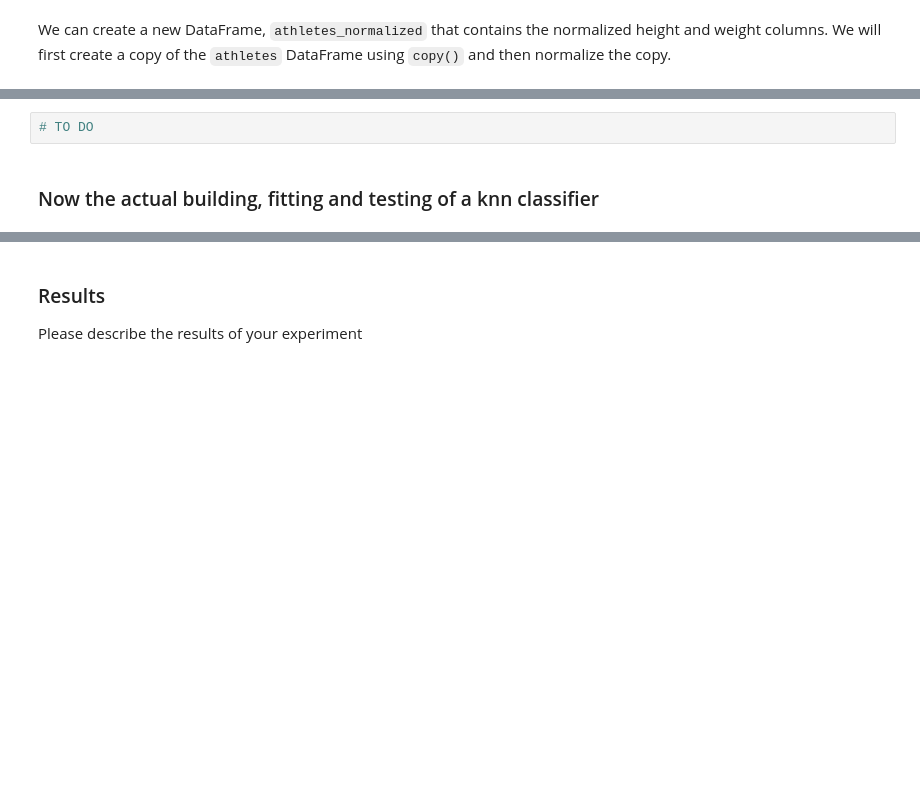
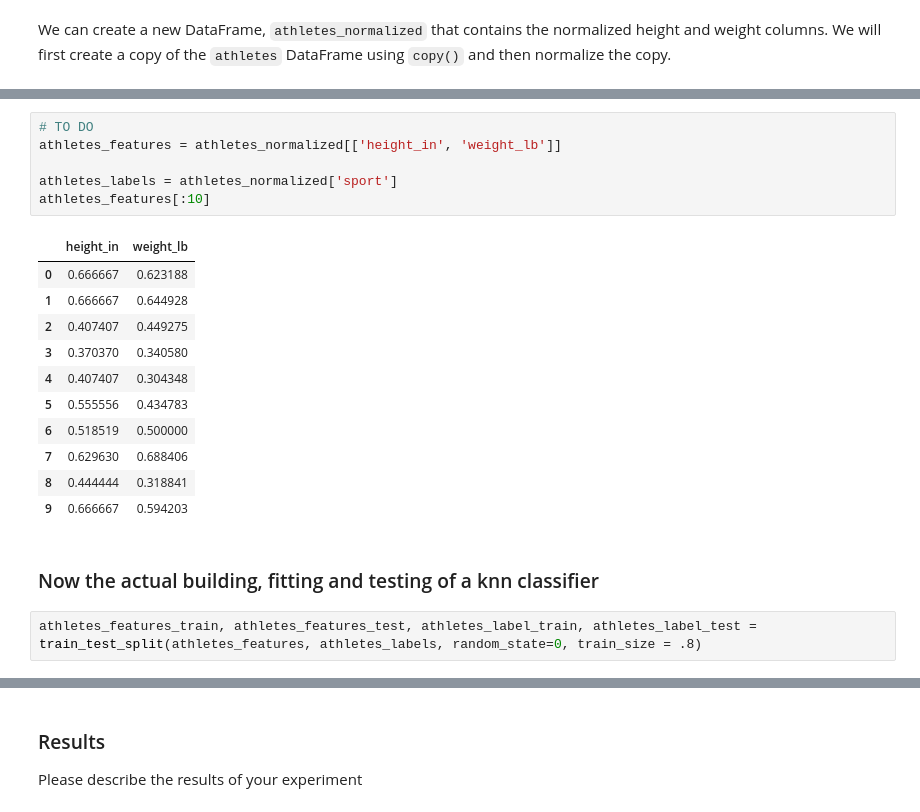
Before and after one commit to ueche/ml-class, a Jupyter notebook: labs/Intro_to_sklearn_2022.ipynb, the cells around one changed output, grey strips where cells are left out. Saved outputs shown, nothing was run; the diff lists cells and outputs as text; blank space fills up the shorter version.

```diff
--- a/labs/Intro_to_sklearn_2022.ipynb
+++ b/labs/Intro_to_sklearn_2022.ipynb
@@ -670,7 +671,25 @@ athletes_normalized[:10]
 Using knns with Euclidean distance and 3 nearest neighbors, compare the performance of a knn trained with the raw data vs. a knn trained with the normalized data.
 
 First, we need to divide the DataFrames as we did before.
-# %%
-# TO DO
+# %%
+# TO DO
+athletes_features = athletes_normalized[['height_in', 'weight_lb']]
+
+athletes_labels = athletes_normalized['sport']
+athletes_features[:10]
+# %% [output]
+|  | height_in | weight_lb |
+| 0 | 0.666667 | 0.623188 |
+| 1 | 0.666667 | 0.644928 |
+| 2 | 0.407407 | 0.449275 |
+| 3 | 0.370370 | 0.340580 |
+| 4 | 0.407407 | 0.304348 |
+| 5 | 0.555556 | 0.434783 |
+| 6 | 0.518519 | 0.500000 |
+| 7 | 0.629630 | 0.688406 |
+| 8 | 0.444444 | 0.318841 |
+| 9 | 0.666667 | 0.594203 |
 # %% [markdown]
 ### Now the actual building, fitting and testing of a knn classifier
+# %%
+athletes_features_train, athletes_features_test, athletes_label_train, athletes_label_test = train_test_split(athletes_features, athletes_labels, random_state=0, train_size = .8)
```
Also changed, not shown: parts of 10 cells of this notebook.
